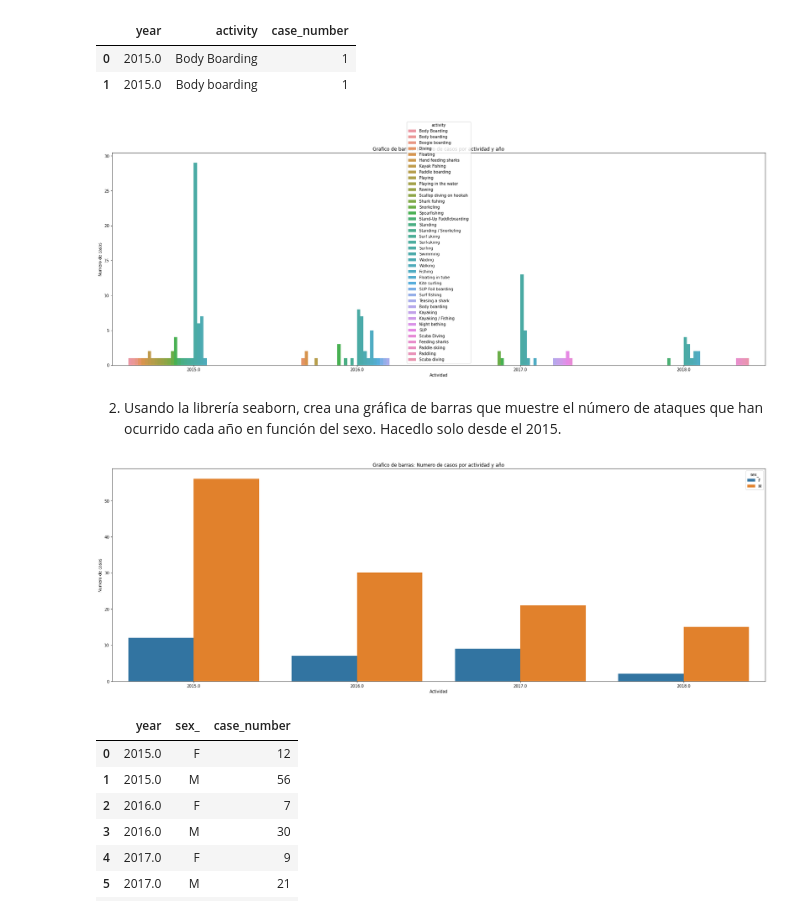
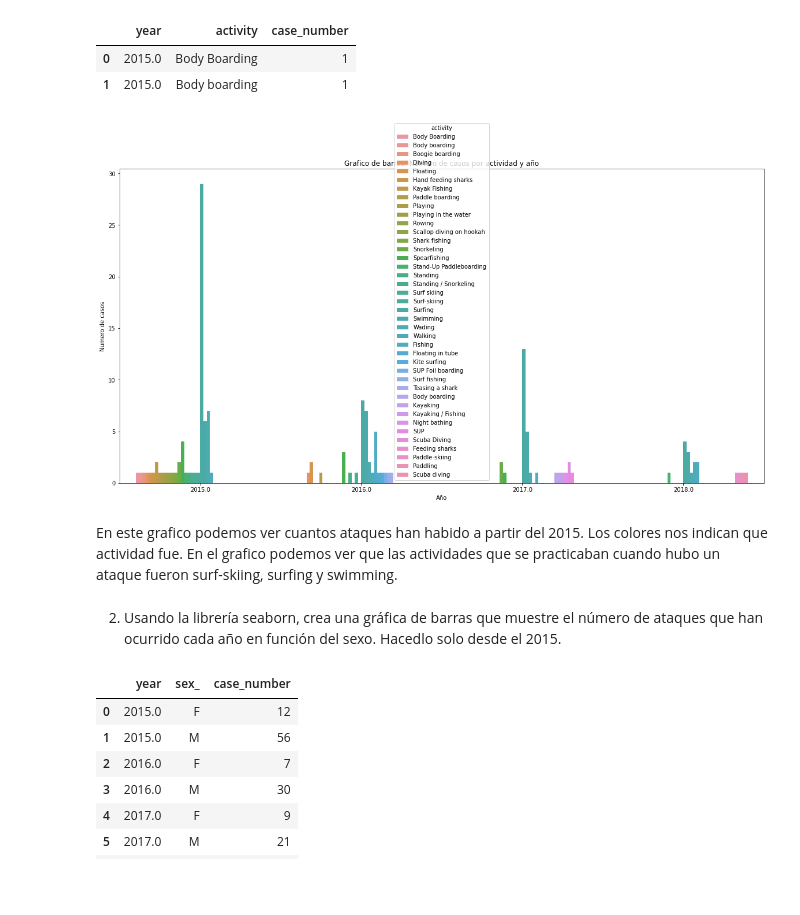
Before and after one commit to Adalab/DA-promo-b-modulo2-sprint-1-Antoanela-Chloe, a Jupyter notebook: visualizacion/pp-python-modulo-2-sprint-1-visualizacion-ejercicio-3-seaborn.ipynb, the cells around one changed output. Cells and saved outputs as stored; diff of their text form; code cells hidden in the pictures; blank space fills up the shorter version.

Commit message:
visualizacion 3

```diff
--- a/visualizacion/pp-python-modulo-2-sprint-1-visualizacion-ejercicio-3-seaborn.ipynb
+++ b/visualizacion/pp-python-modulo-2-sprint-1-visualizacion-ejercicio-3-seaborn.ipynb
@@ -42,5 +87,5 @@ df_2015_on.groupby(['year', 'activity'])['case_number'].count()
 # %%
-df_group = pd.DataFrame(df_2015_on.groupby(['year', 'activity'])['case_number'].count()).reset_index()
+df_group = pd.DataFrame(df_2015_on.groupby(['year', 'activity'])['case_number'].size()).reset_index()
 df_group.head(2)
 # %% [output]
 |  | year | activity | case_number |
@@ -48,23 +93,18 @@ df_group.head(2)
 | 1 | 2015.0 | Body boarding | 1 |
 # %%
 # Hacemos la grafica
-plt.figure(figsize=(30,10))
+plt.figure(figsize=(20,10))
 fig = sns.barplot(x='year', y='case_number', data= df_group, hue= 'activity')
-fig.set(xlabel='Actividad', ylabel= 'Numero de casos')
+fig.set(xlabel='Año', ylabel= 'Numero de casos')
 fig.set_title('Grafico de barras: Numero de casos por actividad y año')
 plt.show()
 # %% [output]
-[figure, old version]
+[figure, new version]
+# %% [markdown]
+En este grafico podemos ver cuantos ataques han habido a partir del 2015. Los colores nos indican que actividad fue.
+En el grafico podemos ver que las actividades que se practicaban cuando hubo un ataque fueron surf-skiing, surfing y swimming.
 # %% [markdown]
 2. Usando la librería seaborn, crea una gráfica de barras que muestre el número de ataques que han ocurrido cada año en función del sexo. Hacedlo solo desde el 2015.
-# %%
-plt.figure(figsize=(30,10))
-fig = sns.countplot(x='year', data= df_2015_on, hue= 'sex_')
-fig.set(xlabel='Actividad', ylabel= 'Numero de casos')
-fig.set_title('Grafico de barras: Numero de casos por actividad y año')
-plt.show()
-# %% [output]
-[figure, removed]
 # %%
 df_group2 = pd.DataFrame(df_2015_on.groupby(['year', 'sex_'])['case_number'].count()).reset_index()
 df_group2
```
Also changed, not shown: parts of 7 cells of this notebook.
